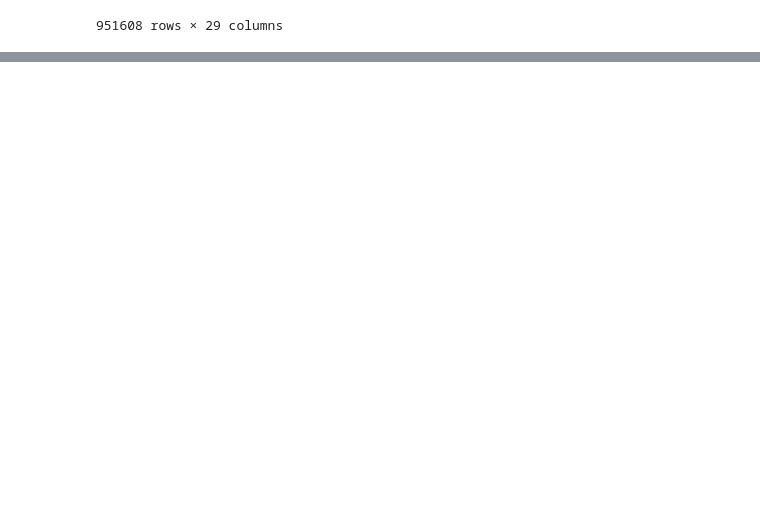
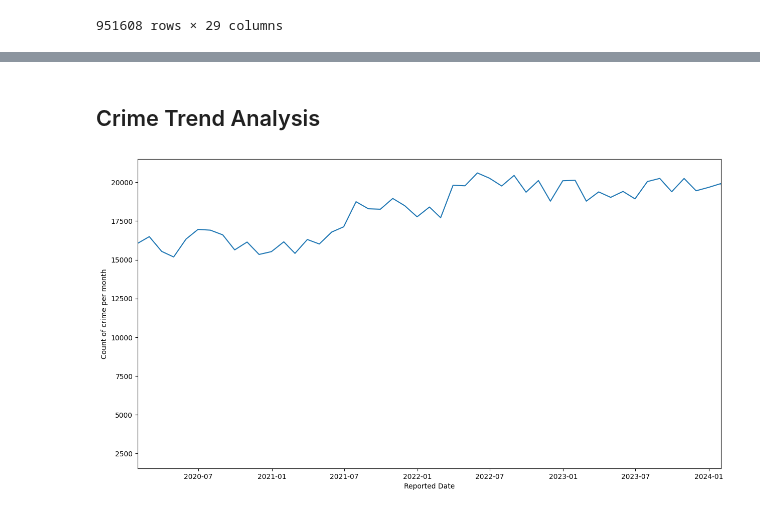
Before and after one commit to gurmemi/LA-Crime-Data-From-2020, a Jupyter notebook: Los Angeles Crime Analysis.ipynb, the cells around one changed output, grey strips where cells are left out. Drawn from its saved outputs; the diff is of its cells as text; code cells hidden in the pictures; blank space fills up the shorter version.

Commit message:
Crime Trend Analysis Started

```diff
--- a/Los Angeles Crime Analysis.ipynb
+++ b/Los Angeles Crime Analysis.ipynb
@@ -71,0 +137,6 @@ memory usage: 203.3+ MB
+# %%
+crime_data_copy['Report Delayed in Days'] = (crime_data_copy['Reported Date'] - crime_data_copy['Occurance Date']).dt.days
+# %%
+crime_data_copy.sort_values(by='Reported Date', inplace=True)
+# %%
+crime_data_copy.set_index('Reported Date', inplace=True)
@@ -71,0 +158,13 @@ memory usage: 203.3+ MB
+# %%
+crime_per_month = crime_data_copy['Crime Code'].resample('ME').count()
+# %% [markdown]
+## Crime Trend Analysis
+# %%
+plt.figure(figsize=(15,8))
+ax = sns.lineplot(data=crime_per_month)
+plt.ylabel('Count of crime per month')
+ax.set_xlim(crime_per_month.index[0], pd.to_datetime('2024-01-31'))
+
+plt.show()
+# %% [output]
+[figure, added]
```
Also changed, not shown: parts of 10 cells of this notebook.
